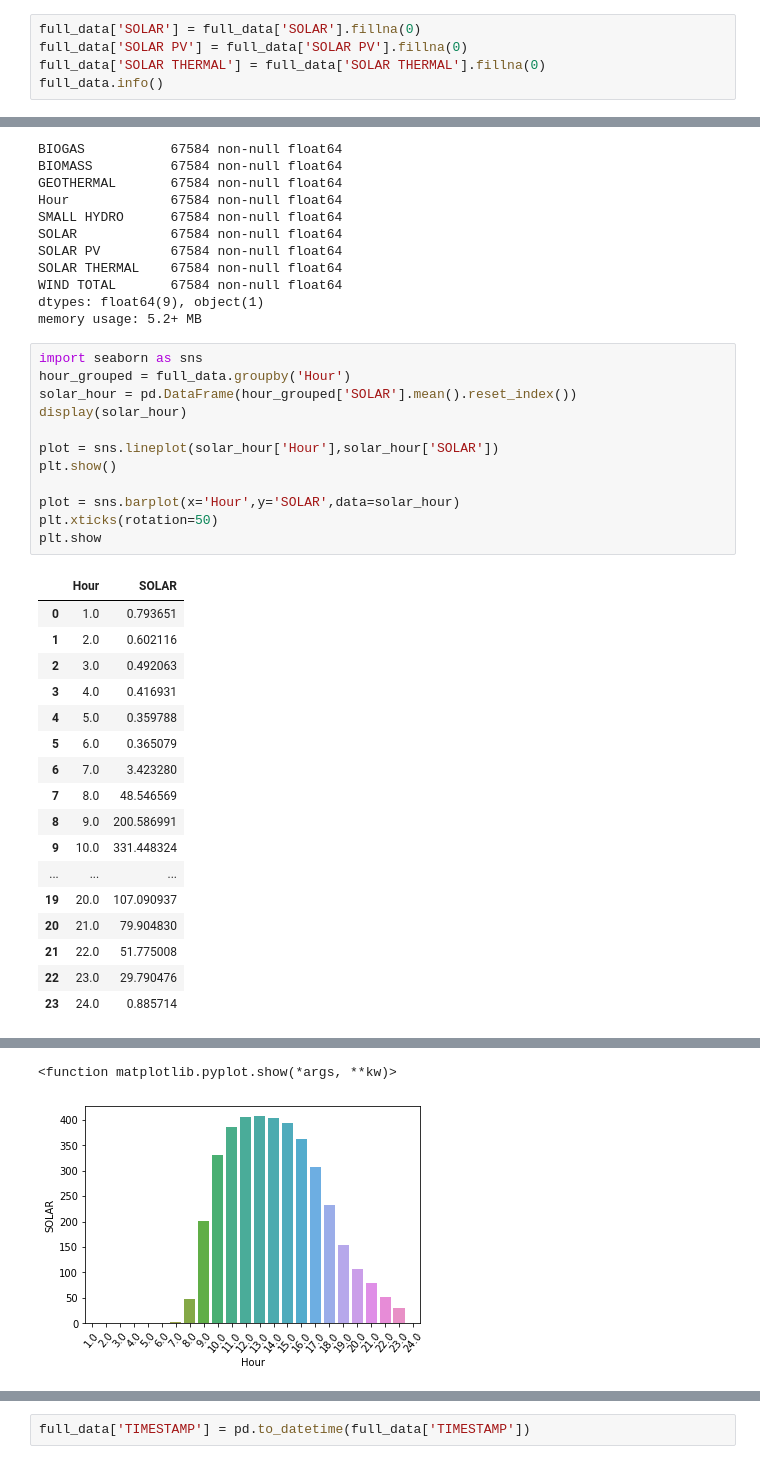
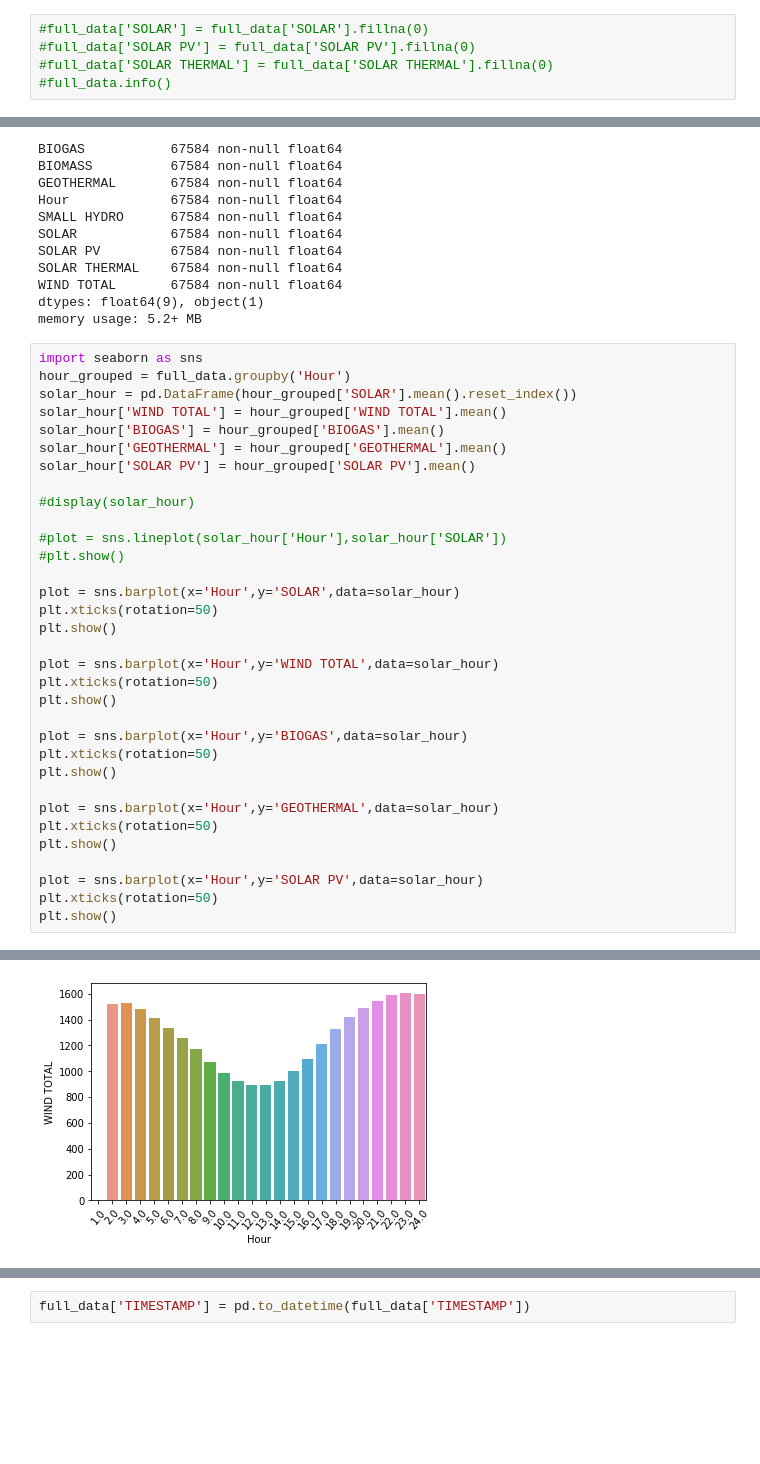
Before and after one commit to scottinsactown/California-Renewable-Energy--data-analysis, a Jupyter notebook: Project starter Book .ipynb, the cells around one changed output, grey strips where cells are left out. Saved outputs shown, nothing was run; the diff lists cells and outputs as text; blank space fills up the shorter version.

```diff
--- a/Project starter Book .ipynb
+++ b/Project starter Book .ipynb
@@ -30,10 +41,10 @@ WIND TOTAL       67584 non-null float64
 dtypes: float64(9), object(1)
 memory usage: 5.2+ MB
 # %%
-full_data['SOLAR'] = full_data['SOLAR'].fillna(0)
-full_data['SOLAR PV'] = full_data['SOLAR PV'].fillna(0)
-full_data['SOLAR THERMAL'] = full_data['SOLAR THERMAL'].fillna(0)
-full_data.info()
+#full_data['SOLAR'] = full_data['SOLAR'].fillna(0)
+#full_data['SOLAR PV'] = full_data['SOLAR PV'].fillna(0)
+#full_data['SOLAR THERMAL'] = full_data['SOLAR THERMAL'].fillna(0)
+#full_data.info()
 # %% [output]
 <class 'pandas.core.frame.DataFrame'>
 RangeIndex: 67584 entries, 0 to 67583
@@ -54,29 +65,33 @@ memory usage: 5.2+ MB
 import seaborn as sns
 hour_grouped = full_data.groupby('Hour')
 solar_hour = pd.DataFrame(hour_grouped['SOLAR'].mean().reset_index())
-display(solar_hour)
+solar_hour['WIND TOTAL'] = hour_grouped['WIND TOTAL'].mean()
+solar_hour['BIOGAS'] = hour_grouped['BIOGAS'].mean()
+solar_hour['GEOTHERMAL'] = hour_grouped['GEOTHERMAL'].mean()
+solar_hour['SOLAR PV'] = hour_grouped['SOLAR PV'].mean()
 
-plot = sns.lineplot(solar_hour['Hour'],solar_hour['SOLAR'])
-plt.show()
+#display(solar_hour)
+
+#plot = sns.lineplot(solar_hour['Hour'],solar_hour['SOLAR'])
+#plt.show()
 
 plot = sns.barplot(x='Hour',y='SOLAR',data=solar_hour)
 plt.xticks(rotation=50)
-plt.show
+plt.show()
+
+plot = sns.barplot(x='Hour',y='WIND TOTAL',data=solar_hour)
+plt.xticks(rotation=50)
+plt.show()
+
+plot = sns.barplot(x='Hour',y='BIOGAS',data=solar_hour)
+plt.xticks(rotation=50)
+plt.show()
+
+plot = sns.barplot(x='Hour',y='GEOTHERMAL',data=solar_hour)
+plt.xticks(rotation=50)
+plt.show()
+
+plot = sns.barplot(x='Hour',y='SOLAR PV',data=solar_hour)
+plt.xticks(rotation=50)
+plt.show()
 # %% [output]
-|  | Hour | SOLAR |
-| 0 | 1.0 | 0.793651 |
-| 1 | 2.0 | 0.602116 |
-| 2 | 3.0 | 0.492063 |
-| 3 | 4.0 | 0.416931 |
-| 4 | 5.0 | 0.359788 |
-| 5 | 6.0 | 0.365079 |
-| 6 | 7.0 | 3.423280 |
-| 7 | 8.0 | 48.546569 |
-| 8 | 9.0 | 200.586991 |
-| 9 | 10.0 | 331.448324 |
-| ... | ... | ... |
-| 19 | 20.0 | 107.090937 |
-| 20 | 21.0 | 79.904830 |
-| 21 | 22.0 | 51.775008 |
-| 22 | 23.0 | 29.790476 |
-| 23 | 24.0 | 0.885714 |
@@ -84,2 +99 @@ plt.show
-<function matplotlib.pyplot.show(*args, **kw)>
-[figure, old version]
+[figure, new version]
```
Also changed, not shown: parts of 4 cells of this notebook.
